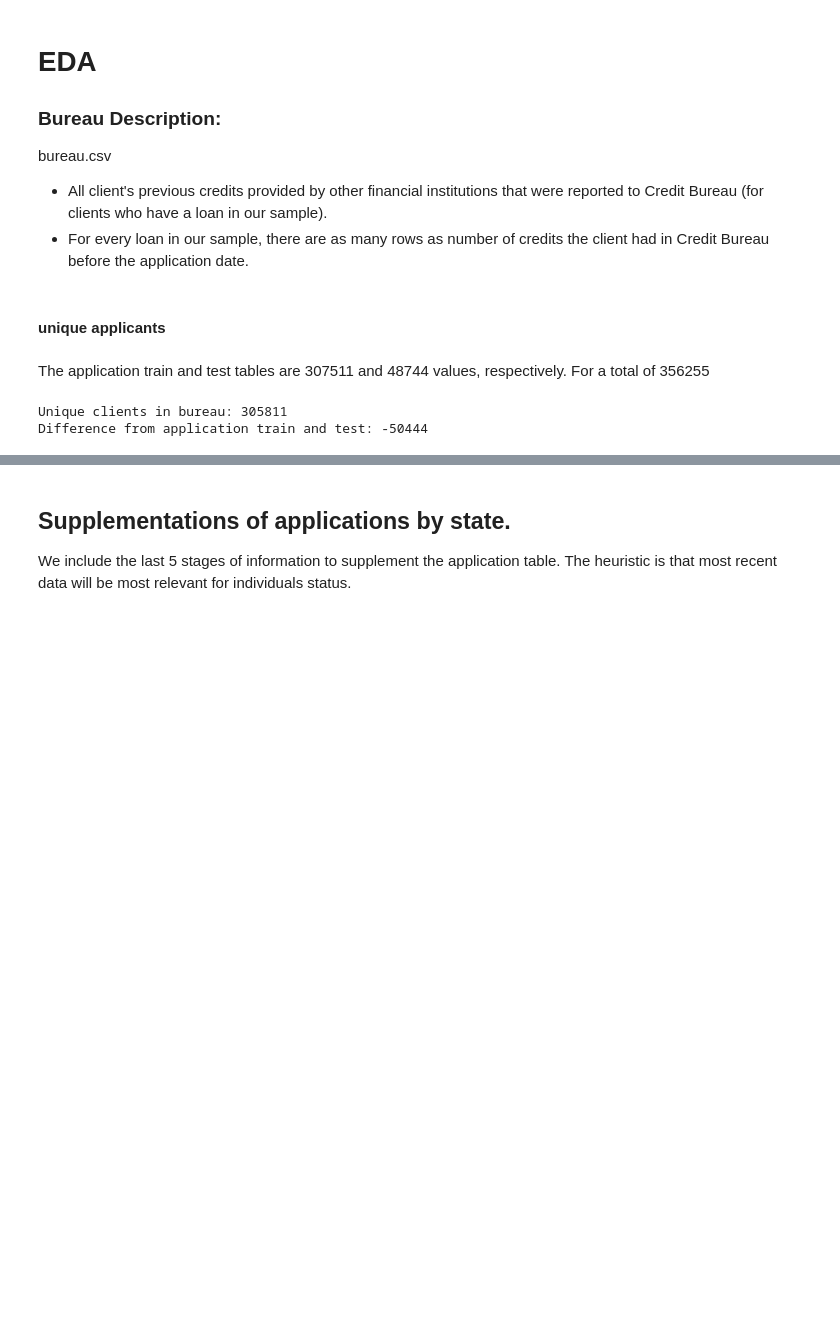
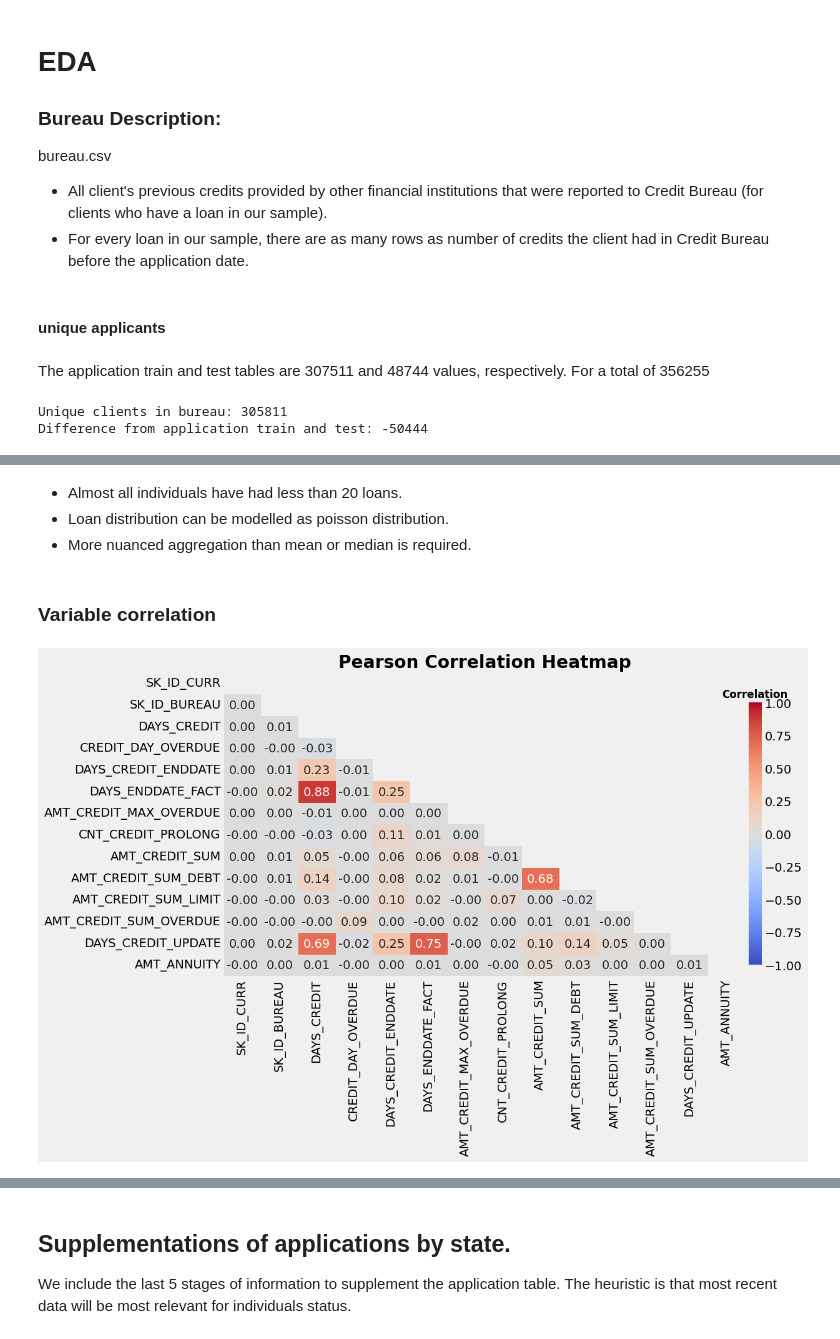
Before and after one commit to Sauciu1/defaulting-risk, a Jupyter notebook: notebooks/nb6_bureau.ipynb, the cells around one changed output, grey strips where cells are left out. Drawn from its saved outputs; the diff is of its cells as text; code cells hidden in the pictures; blank space fills up the shorter version.

```diff
--- a/notebooks/nb6_bureau.ipynb
+++ b/notebooks/nb6_bureau.ipynb
@@ -57,0 +71,13 @@ bureau
+# %% [markdown]
+* Almost all individuals have had less than 20 loans.
+* Loan distribution can be modelled as poisson distribution.
+* More nuanced aggregation than mean or median is required.
+# %% [markdown]
+### Variable correlation
+# %%
+from helpers.utils import plotting_helper
+importlib.reload(plotting_helper)
+
+plotting_helper.plot_corr_triangle(bureau_df, figsize=(12, 6), square=False, annot=True);
+# %% [output]
+[figure, added]
```
Also changed, not shown: parts of 11 cells of this notebook, 8 other files.
